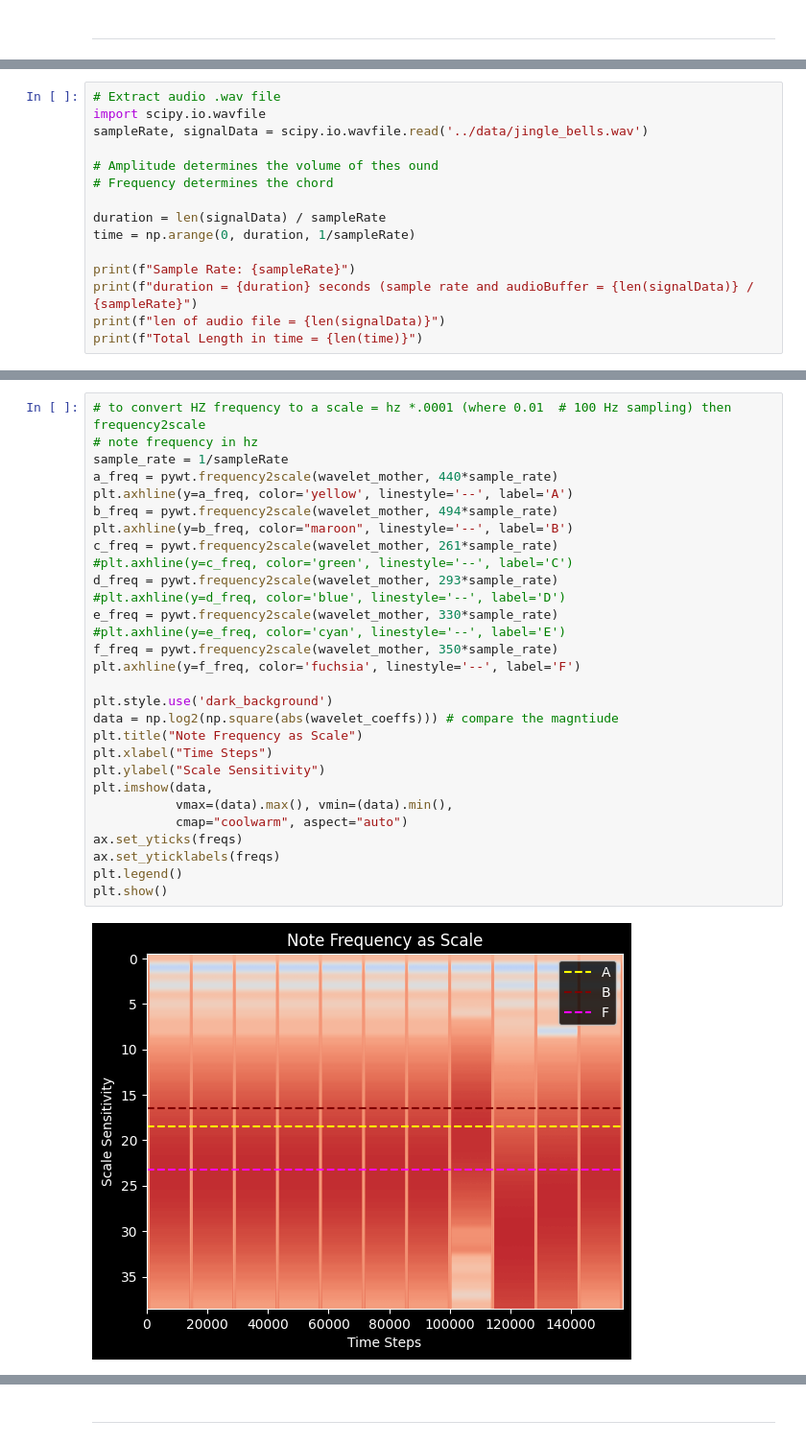
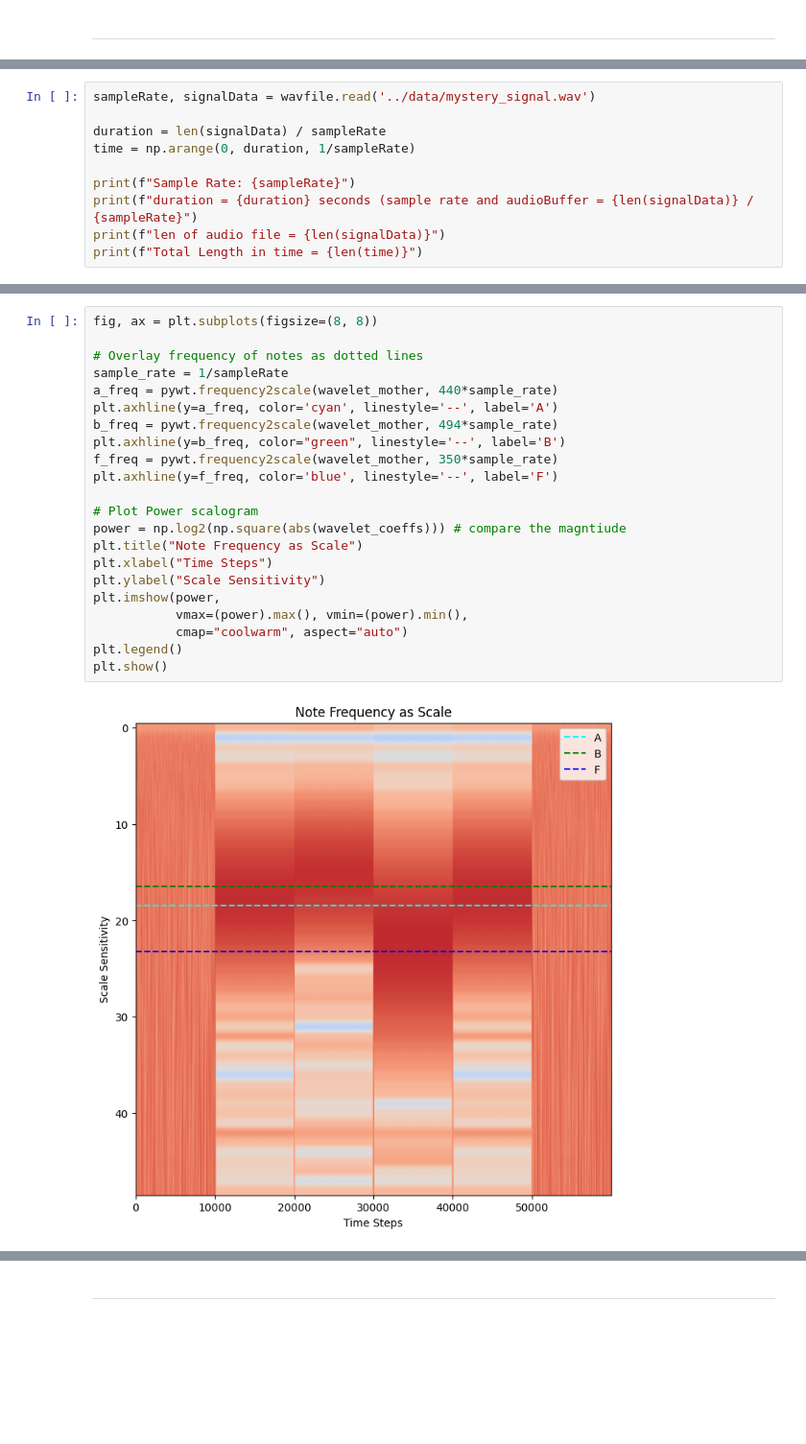
Before and after one commit to ProjectPythia/wavelet-cookbook, a Jupyter notebook: notebooks/example-workflows/spy-keypad.ipynb, the cells around one changed output, grey strips where cells are left out. Shown at 96% size. Saved outputs shown, nothing was run; the diff lists cells and outputs as text; blank space fills up the shorter version.

```diff
--- a/notebooks/example-workflows/spy-keypad.ipynb
+++ b/notebooks/example-workflows/spy-keypad.ipynb
@@ -65,10 +47,5 @@ F note 350 hz
 # %%
-# Extract audio .wav file
-import scipy.io.wavfile
-sampleRate, signalData = scipy.io.wavfile.read('../data/jingle_bells.wav')
-
-# Amplitude determines the volume of thes ound
-# Frequency determines the chord
+sampleRate, signalData = wavfile.read('../data/mystery_signal.wav')
 
 duration = len(signalData) / sampleRate
 time = np.arange(0, duration, 1/sampleRate)
@@ -165,31 +193,24 @@ plt.show()
 # %%
-# to convert HZ frequency to a scale = hz *.0001 (where 0.01  # 100 Hz sampling) then frequency2scale
-# note frequency in hz
+fig, ax = plt.subplots(figsize=(8, 8))
+
+# Overlay frequency of notes as dotted lines
 sample_rate = 1/sampleRate
 a_freq = pywt.frequency2scale(wavelet_mother, 440*sample_rate)
-plt.axhline(y=a_freq, color='yellow', linestyle='--', label='A')
+plt.axhline(y=a_freq, color='cyan', linestyle='--', label='A')
 b_freq = pywt.frequency2scale(wavelet_mother, 494*sample_rate)
-plt.axhline(y=b_freq, color="maroon", linestyle='--', label='B')
-c_freq = pywt.frequency2scale(wavelet_mother, 261*sample_rate)
-#plt.axhline(y=c_freq, color='green', linestyle='--', label='C')
-d_freq = pywt.frequency2scale(wavelet_mother, 293*sample_rate)
-#plt.axhline(y=d_freq, color='blue', linestyle='--', label='D')
-e_freq = pywt.frequency2scale(wavelet_mother, 330*sample_rate)
-#plt.axhline(y=e_freq, color='cyan', linestyle='--', label='E')
+plt.axhline(y=b_freq, color="green", linestyle='--', label='B')
 f_freq = pywt.frequency2scale(wavelet_mother, 350*sample_rate)
-plt.axhline(y=f_freq, color='fuchsia', linestyle='--', label='F')
+plt.axhline(y=f_freq, color='blue', linestyle='--', label='F')
 
-plt.style.use('dark_background')
-data = np.log2(np.square(abs(wavelet_coeffs))) # compare the magntiude
+# Plot Power scalogram
+power = np.log2(np.square(abs(wavelet_coeffs))) # compare the magntiude
 plt.title("Note Frequency as Scale")
 plt.xlabel("Time Steps")
 plt.ylabel("Scale Sensitivity")
-plt.imshow(data,
-           vmax=(data).max(), vmin=(data).min(),
+plt.imshow(power,
+           vmax=(power).max(), vmin=(power).min(),
            cmap="coolwarm", aspect="auto")
-ax.set_yticks(freqs)
-ax.set_yticklabels(freqs)
 plt.legend()
 plt.show()
 # %% [output]
-[figure, old version]
+[figure, new version]
```
Also changed, not shown: parts of 28 cells of this notebook, 2 other files.
